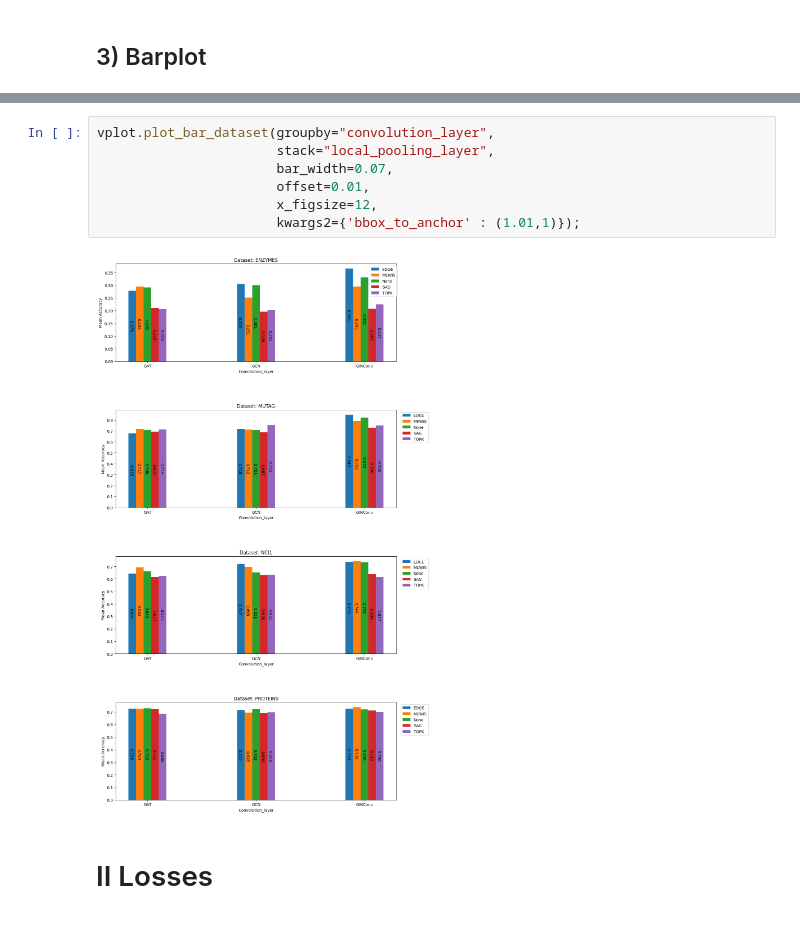
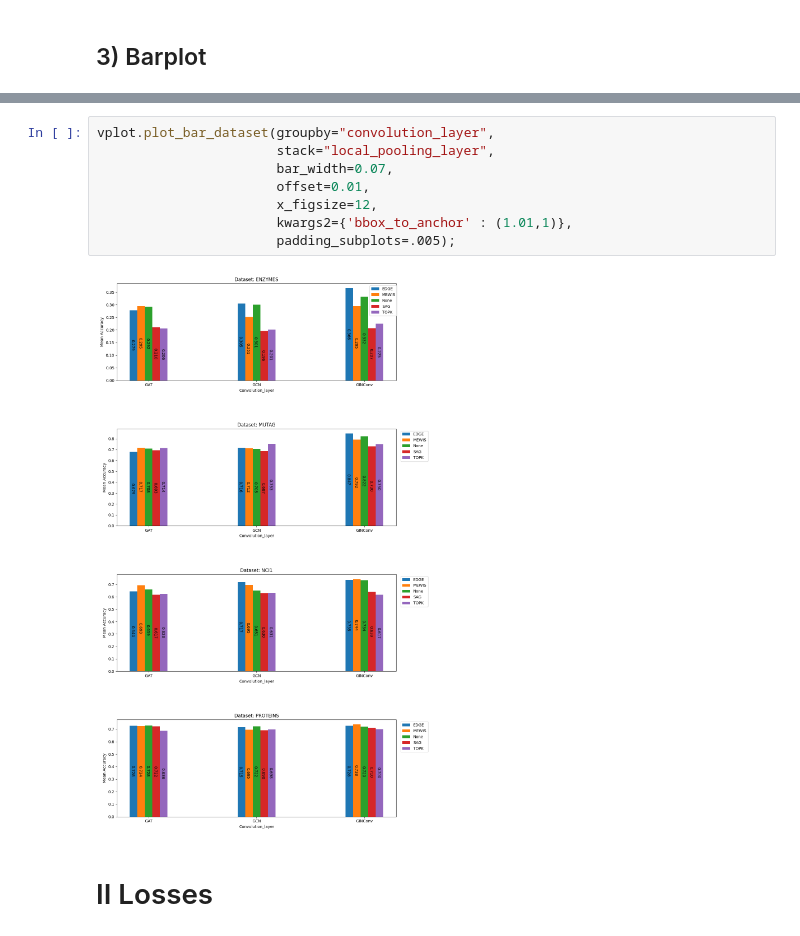
Before and after one commit to AntoineTSP/ML_research_seminar, a Jupyter notebook: Visualisation/Resultats_graphiques_GNN.ipynb, the cells around one changed output, grey strips where cells are left out. Saved outputs shown, nothing was run; the diff lists cells and outputs as text.

Commit message:
Subplot save and padding for suplots

```diff
--- a/Visualisation/Resultats_graphiques_GNN.ipynb
+++ b/Visualisation/Resultats_graphiques_GNN.ipynb
@@ -60,12 +64,13 @@ vplot.plot_bar_dataset(groupby="local_pooling_layer",
 # %%
 vplot.plot_bar_dataset(groupby="convolution_layer",
                        stack="local_pooling_layer",
                        bar_width=0.07,
                        offset=0.01,
                        x_figsize=12,
-                       kwargs2={'bbox_to_anchor' : (1.01,1)});
+                       kwargs2={'bbox_to_anchor' : (1.01,1)},
+                       padding_subplots=.005);
 # %% [output]
-[figure, old version]
+[figure, new version]
 # %% [markdown]
 # II Losses
 # %%
```
Also changed, not shown: parts of 4 cells of this notebook, 21 other files.
